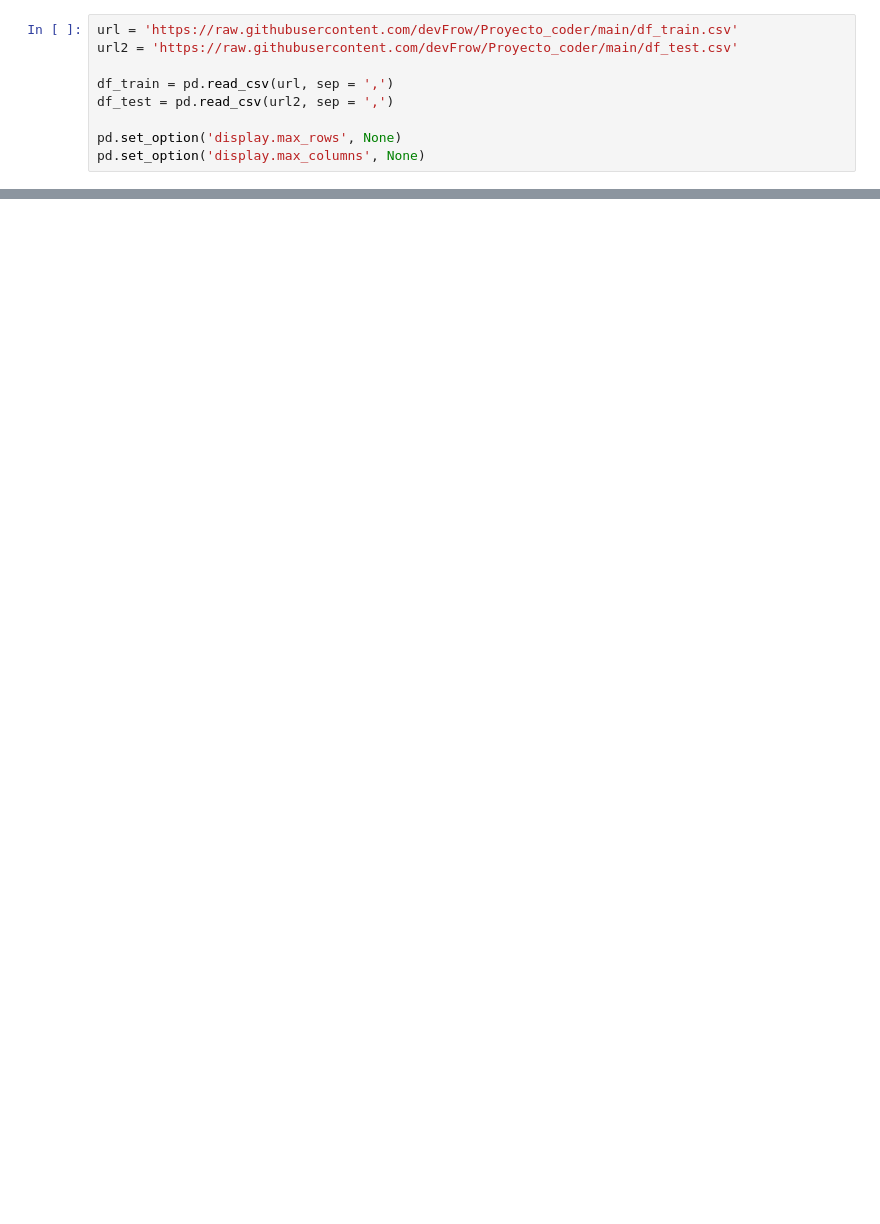
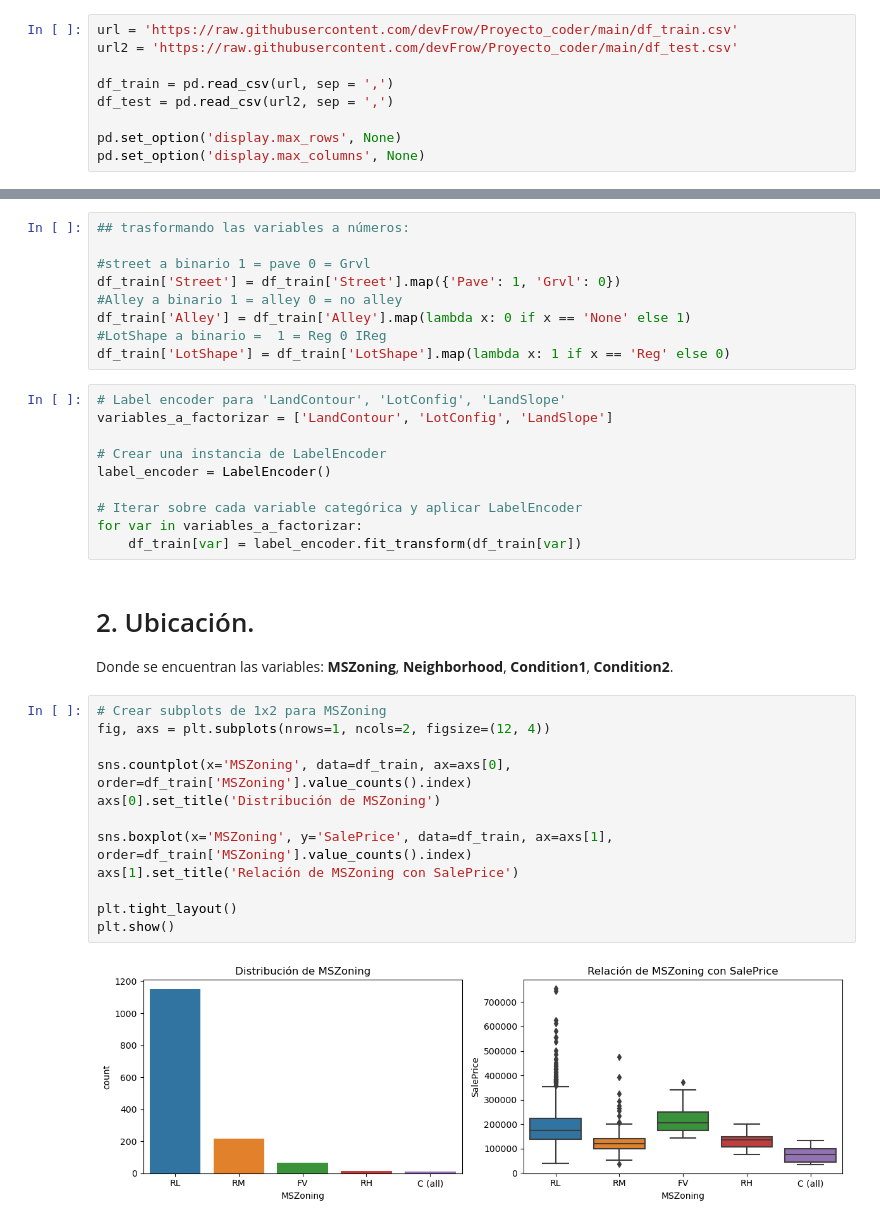
Before and after one commit to devFrow/Proyecto_coder, a Jupyter notebook: Proyecto_coder.ipynb, the cells around one changed output, grey strips where cells are left out. Drawn from its saved outputs; the diff is of its cells as text; blank space fills up the shorter version.

```diff
--- a/Proyecto_coder.ipynb
+++ b/Proyecto_coder.ipynb
@@ -106,0 +136,37 @@ distr_catego(df_train, df_test, 'LotShape')
+# %%
+## trasformando las variables a números:
+
+#street a binario 1 = pave 0 = Grvl
+df_train['Street'] = df_train['Street'].map({'Pave': 1, 'Grvl': 0})
+#Alley a binario 1 = alley 0 = no alley
+df_train['Alley'] = df_train['Alley'].map(lambda x: 0 if x == 'None' else 1)
+#LotShape a binario =  1 = Reg 0 IReg
+df_train['LotShape'] = df_train['LotShape'].map(lambda x: 1 if x == 'Reg' else 0)
+# %%
+# Label encoder para 'LandContour', 'LotConfig', 'LandSlope'
+variables_a_factorizar = ['LandContour', 'LotConfig', 'LandSlope']
+
+# Crear una instancia de LabelEncoder
+label_encoder = LabelEncoder()
+
+# Iterar sobre cada variable categórica y aplicar LabelEncoder
+for var in variables_a_factorizar:
+    df_train[var] = label_encoder.fit_transform(df_train[var])
+# %% [markdown]
+#  2. Ubicación.
+
+Donde se encuentran las variables: **MSZoning**, **Neighborhood**, **Condition1**, **Condition2**.
+# %%
+# Crear subplots de 1x2 para MSZoning
+fig, axs = plt.subplots(nrows=1, ncols=2, figsize=(12, 4))
+
+sns.countplot(x='MSZoning', data=df_train, ax=axs[0], order=df_train['MSZoning'].value_counts().index)
+axs[0].set_title('Distribución de MSZoning')
+
+sns.boxplot(x='MSZoning', y='SalePrice', data=df_train, ax=axs[1], order=df_train['MSZoning'].value_counts().index)
+axs[1].set_title('Relación de MSZoning con SalePrice')
+
+plt.tight_layout()
+plt.show()
+# %% [output]
+[figure, added]
```
Also changed, not shown: parts of 109 cells of this notebook, 1 other file.
